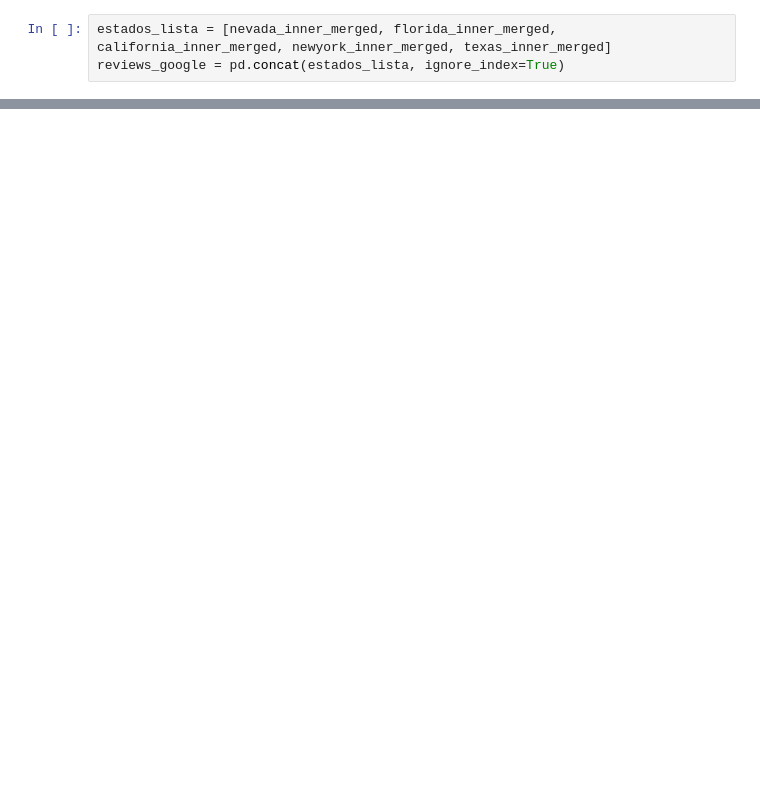
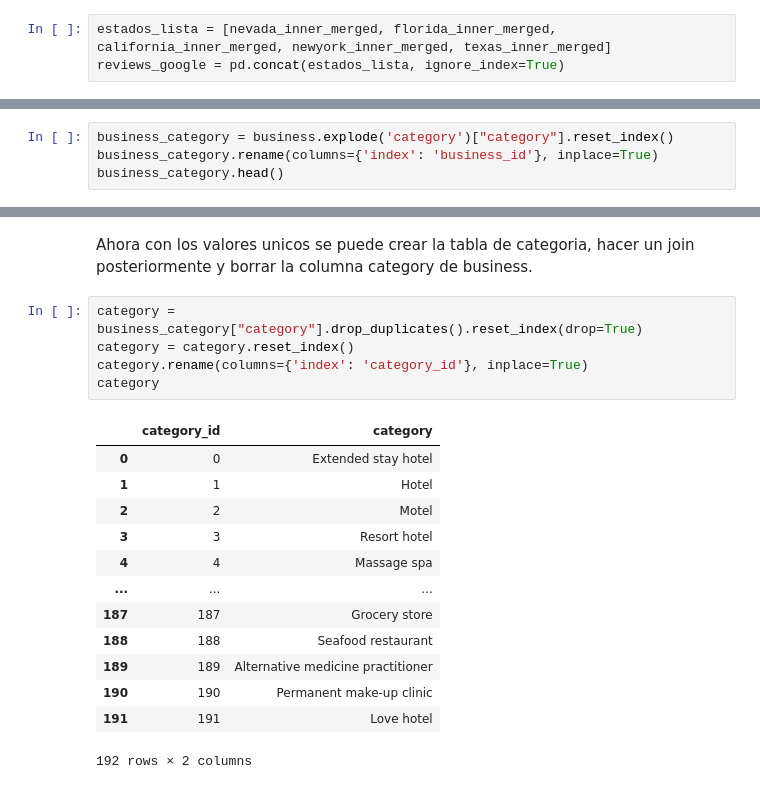
Before and after one commit to cristhianc001/Analisis-Sentimientos-Hoteles, a Jupyter notebook: notebooks/etl-google-maps.ipynb, the cells around one changed output, grey strips where cells are left out. Drawn from its saved outputs; the diff is of its cells as text; blank space fills up the shorter version.

```diff
--- a/notebooks/etl-google-maps.ipynb
+++ b/notebooks/etl-google-maps.ipynb
@@ -526,0 +600,4 @@ reviews_google = pd.concat(estados_lista, ignore_index=True)
+# %%
+business_category = business.explode('category')["category"].reset_index()
+business_category.rename(columns={'index': 'business_id'}, inplace=True)
+business_category.head()
@@ -526,0 +611,21 @@ reviews_google = pd.concat(estados_lista, ignore_index=True)
+# %% [markdown]
+Ahora con los valores unicos se puede crear la tabla de categoria, hacer un join posteriormente y borrar la columna category de business.
+# %%
+category = business_category["category"].drop_duplicates().reset_index(drop=True)
+category = category.reset_index()
+category.rename(columns={'index': 'category_id'}, inplace=True)
+category
+# %% [output]
+|  | category_id | category |
+| 0 | 0 | Extended stay hotel |
+| 1 | 1 | Hotel |
+| 2 | 2 | Motel |
+| 3 | 3 | Resort hotel |
+| 4 | 4 | Massage spa |
+| ... | ... | ... |
+| 187 | 187 | Grocery store |
+| 188 | 188 | Seafood restaurant |
+| 189 | 189 | Alternative medicine practitioner |
+| 190 | 190 | Permanent make-up clinic |
+| 191 | 191 | Love hotel |
+192 rows × 2 columns
```
Also changed, not shown: parts of 36 cells of this notebook.
